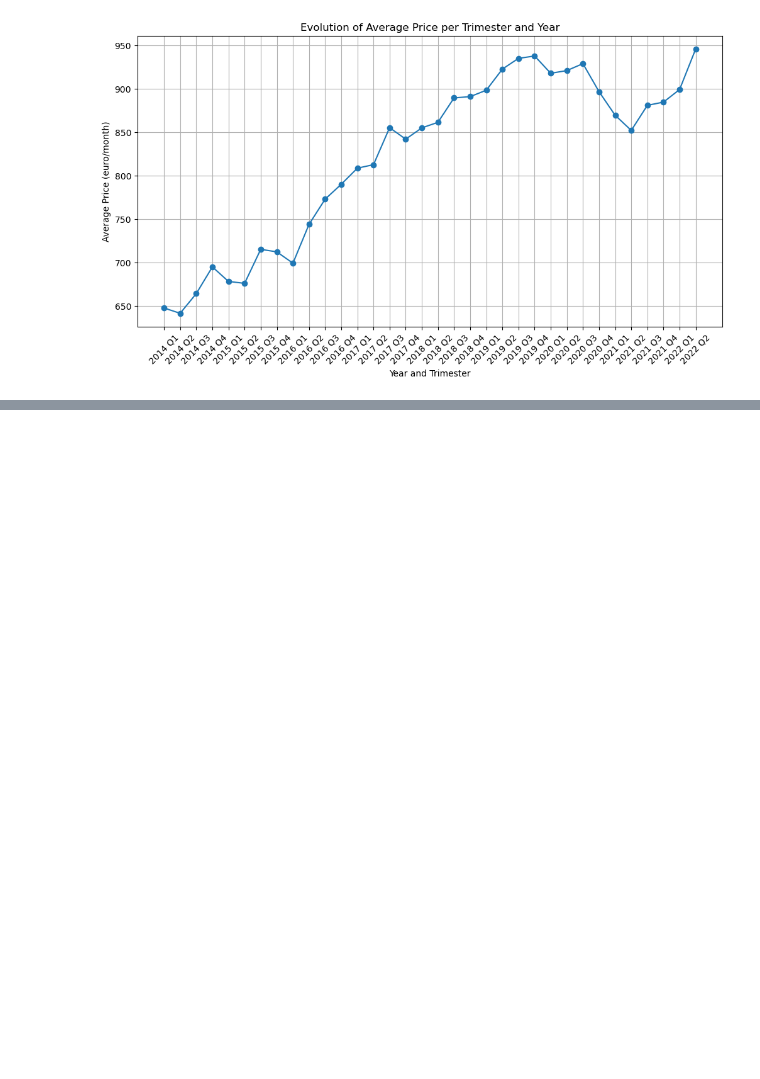
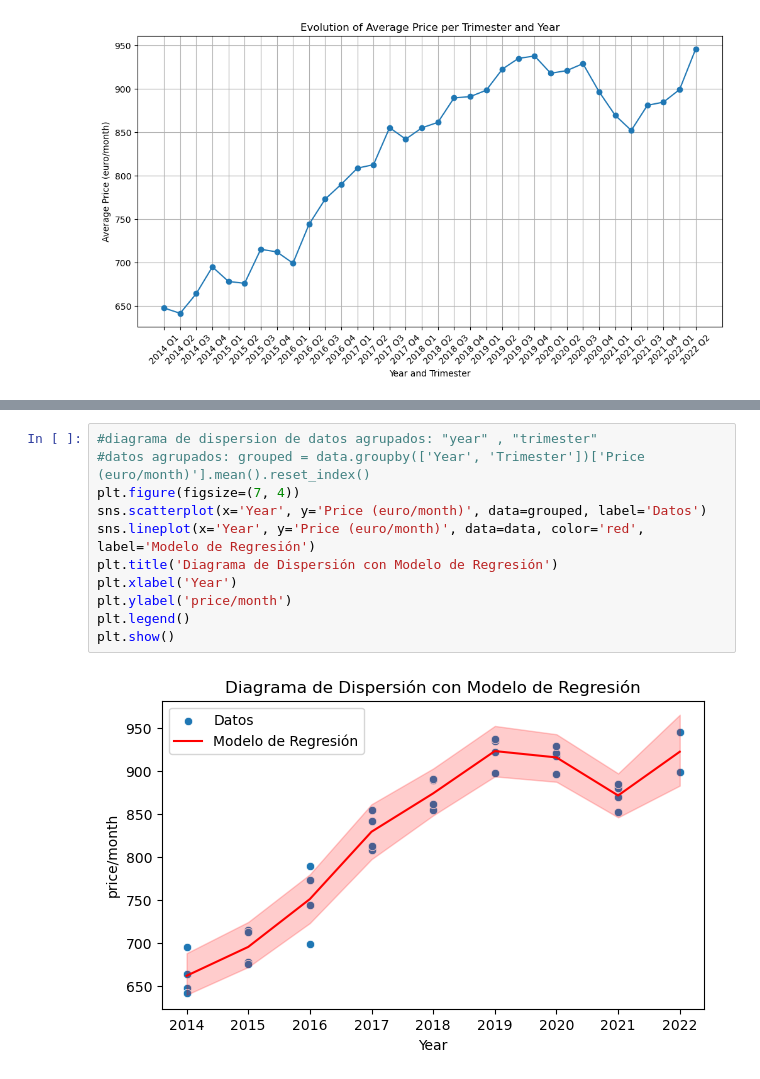
Before and after one commit to jalladin/Barcelona_rental_prices, a Jupyter notebook: rental_prices_barcelona.ipynb, the cells around one changed output, grey strips where cells are left out. Cells and saved outputs as stored; diff of their text form; blank space fills up the shorter version.

Commit message:
graficos agregados de dispersion, a la espera de analisi

```diff
--- a/rental_prices_barcelona.ipynb
+++ b/rental_prices_barcelona.ipynb
@@ -226,3 +231,16 @@ plt.grid(True)
 plt.show()
 # %% [output]
 [figure]
+# %%
+#diagrama de dispersion de datos agrupados: "year" , "trimester"
+#datos agrupados: grouped = data.groupby(['Year', 'Trimester'])['Price (euro/month)'].mean().reset_index()
+plt.figure(figsize=(7, 4))
+sns.scatterplot(x='Year', y='Price (euro/month)', data=grouped, label='Datos')
+sns.lineplot(x='Year', y='Price (euro/month)', data=data, color='red', label='Modelo de Regresión')
+plt.title('Diagrama de Dispersión con Modelo de Regresión')
+plt.xlabel('Year')
+plt.ylabel('price/month')
+plt.legend()
+plt.show()
+# %% [output]
+[figure, added]
```
Also changed, not shown: parts of 2 cells of this notebook.
